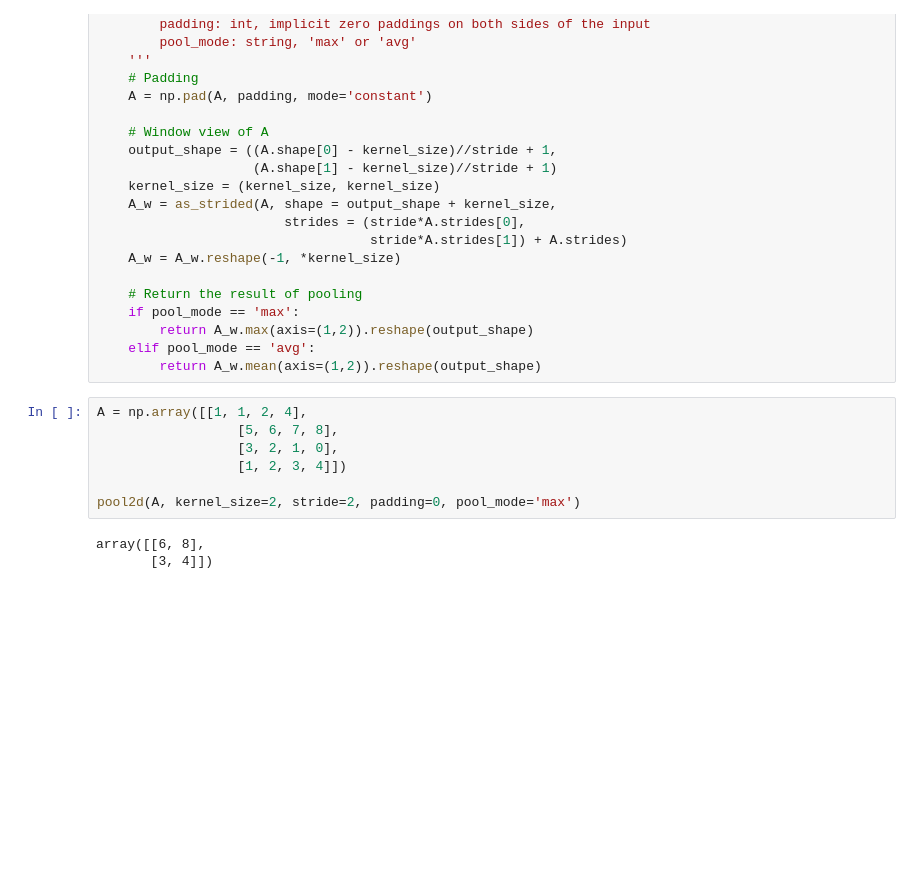
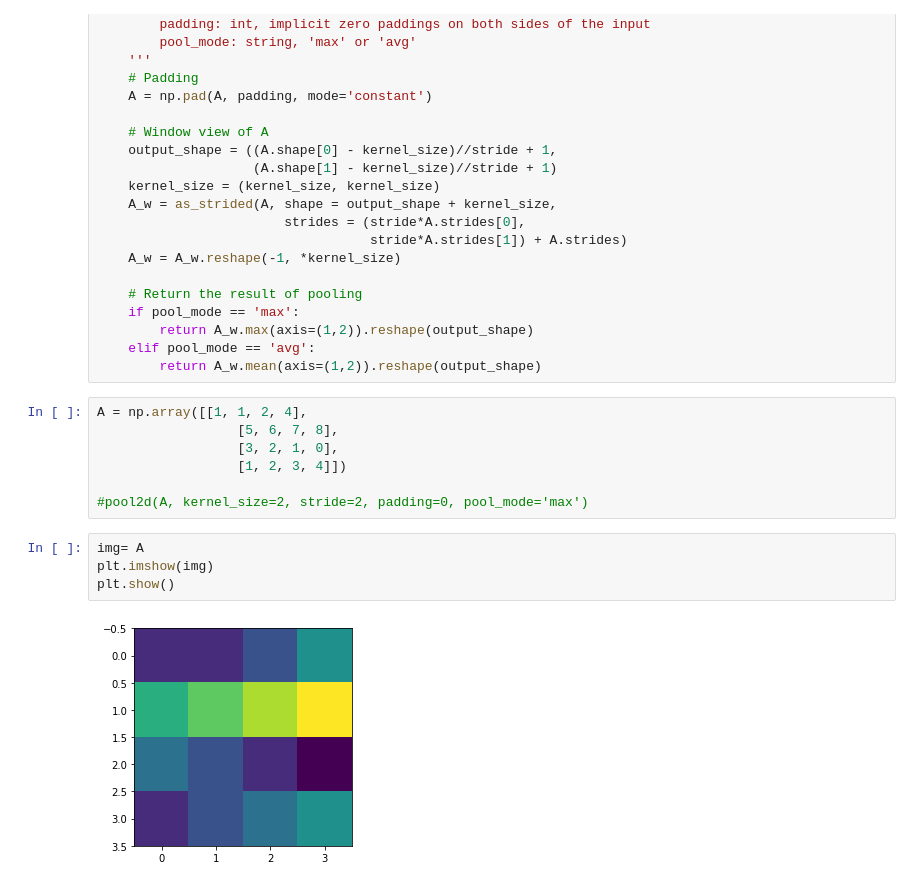
Before and after one commit to ayyucedemirbas/machine_learning_algorithms, a Jupyter notebook: 2DConvolution_and_Pooling_Numpy.ipynb, the cells around one changed output. Drawn from its saved outputs; the diff is of its cells as text; blank space fills up the shorter version.

```diff
--- a/2DConvolution_and_Pooling_Numpy.ipynb
+++ b/2DConvolution_and_Pooling_Numpy.ipynb
@@ -200,7 +203,10 @@ A = np.array([[1, 1, 2, 4],
                   [3, 2, 1, 0],
                   [1, 2, 3, 4]])
 
-pool2d(A, kernel_size=2, stride=2, padding=0, pool_mode='max')
+#pool2d(A, kernel_size=2, stride=2, padding=0, pool_mode='max')
-# %% [output]
-array([[6, 8],
-       [3, 4]])
+# %%
+img= A
+plt.imshow(img)
+plt.show()
+# %% [output]
+[figure, added]
```
Also changed, not shown: parts of 7 cells of this notebook.
